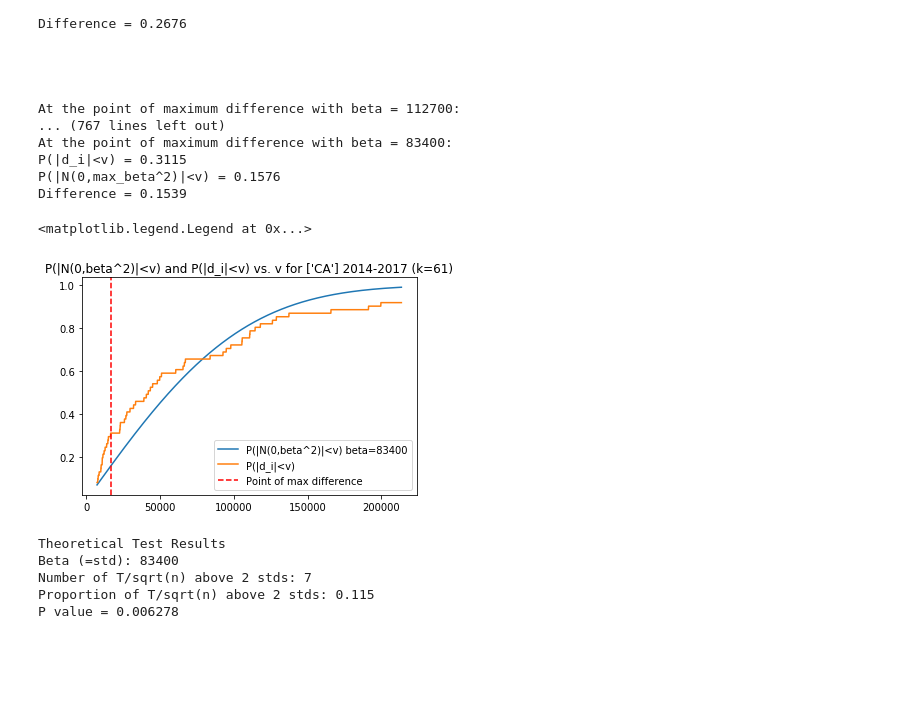
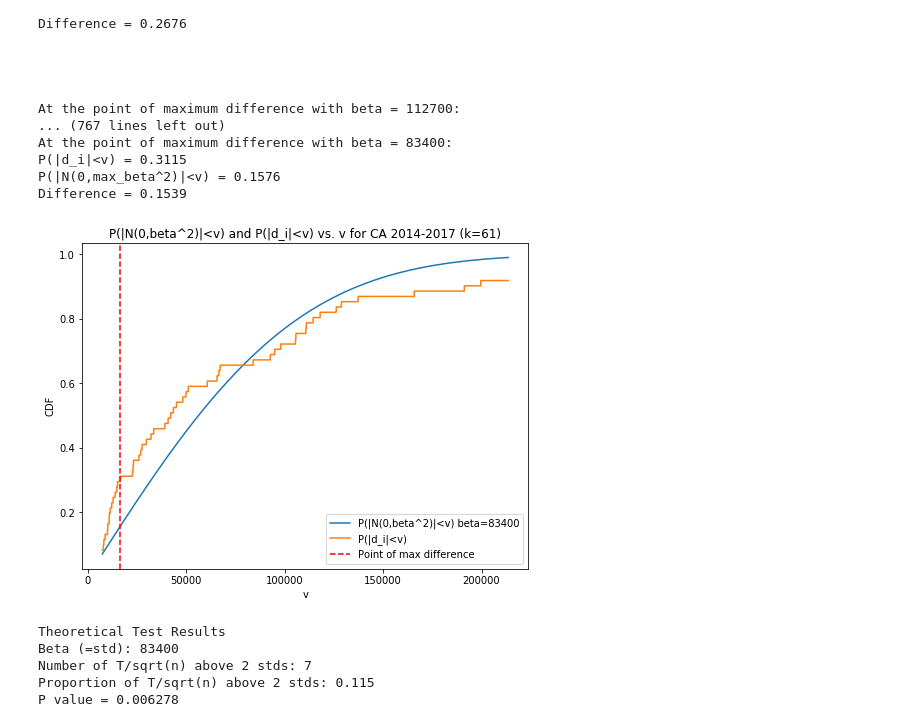
Before and after one commit to guanzgrace/risk-adj-3, a Jupyter notebook: 3.2-KS/KS-CA.ipynb, the cells around one changed output. Drawn from its saved outputs; the diff is of its cells as text; code cells hidden in the pictures; blank space fills up the shorter version.

```diff
--- a/3.2-KS/KS-CA.ipynb
+++ b/3.2-KS/KS-CA.ipynb
@@ -3,6 +3,13 @@
 # %% [output]
 {0: ['ME', 'IL', 'PA', 'GA', 'OK', 'DE', 'WA', 'CT', 'OH', 'VA', 'NE', 'MT', 'IN', 'CA', 'HI', 'ND', 'MD', 'SC', 'RI', 'AK', 'KY', 'WI', 'LA', 'MN', 'MS', 'WV', 'FL'], 1: ['SD', 'IL', 'PA', 'NH', 'NM' ...
 {0: ['MI', 'SD', 'WY', 'NH', 'DC', 'TX', 'AZ', 'NM', 'NC', 'NV', 'UT', 'OR', 'CO', 'TN', 'AL', 'NY', 'NJ', 'KS', 'ID', 'IA', 'AR', 'MO'], 1: ['MI', 'ME', 'WY', 'DC', 'TX', 'GA', 'AZ', 'NC', 'DE', 'WA' ...
+# %%
+###################
+# LOCAL VARIABLES #
+###################
+
+states = ["CA"]
+state_label = "CA"
 # %%
 data2014 = pd.read_csv("../0-Our_Dataset/2014dataset.csv")
 data2015 = pd.read_csv("../0-Our_Dataset/2015dataset.csv")
@@ -106,6 +112,6 @@ states = ["CA"]
 dfs = [sg_data_14, sg_data_15, sg_data_16, sg_data_17]
 # %%
-dfs_new = normalize_empirical_data_to_avg_2017_dollars(dfs, states)
+dfs_new, _ = normalize_empirical_data_to_avg_2017_dollars(dfs, states)
 # %% [output]
 Cbar is 4398.953
 CA 14 Ratio is 1.154
@@ -201,18 +210,19 @@ Difference = 0.1539
 # %%
 beta_theoretical = beta_theoretical+100
 
 theoretical = [special.erf(vi/(beta_theoretical*np.sqrt(2))) for vi in v]
 
+plt.figure(figsize=(8, 6))
 plt.plot(v, theoretical, label="P(|N(0,beta^2)|<v) beta=%d" % (beta_theoretical))
 plt.plot(v, ratios2, label="P(|d_i|<v)")
-plt.title("P(|N(0,beta^2)|<v) and P(|d_i|<v) vs. v for %s 2014-2017 (k=%d)" % (states, len(df2)))
+plt.title("P(|N(0,beta^2)|<v) and P(|d_i|<v) vs. v for %s 2014-2017 (k=%d)" % (state_label, len(df2)))
 plt.axvline(x=v[Mb_index], color='r', linestyle='--', label="Point of max difference")
 plt.legend()
-#plt.xlim(0, 50000)
-#print("beta = %.3f" % (max_beta))
+plt.xlabel("v")
+plt.ylabel("CDF")
+plt.show()
 # %% [output]
-<matplotlib.legend.Legend at 0x...>
-[figure, old version]
+[figure, new version]
 # %%
 print("Theoretical Test Results")
 run_binom_stat_test2(beta_theoretical, df2.values)
```
Also changed, not shown: parts of 13 cells of this notebook, 3 other files.
